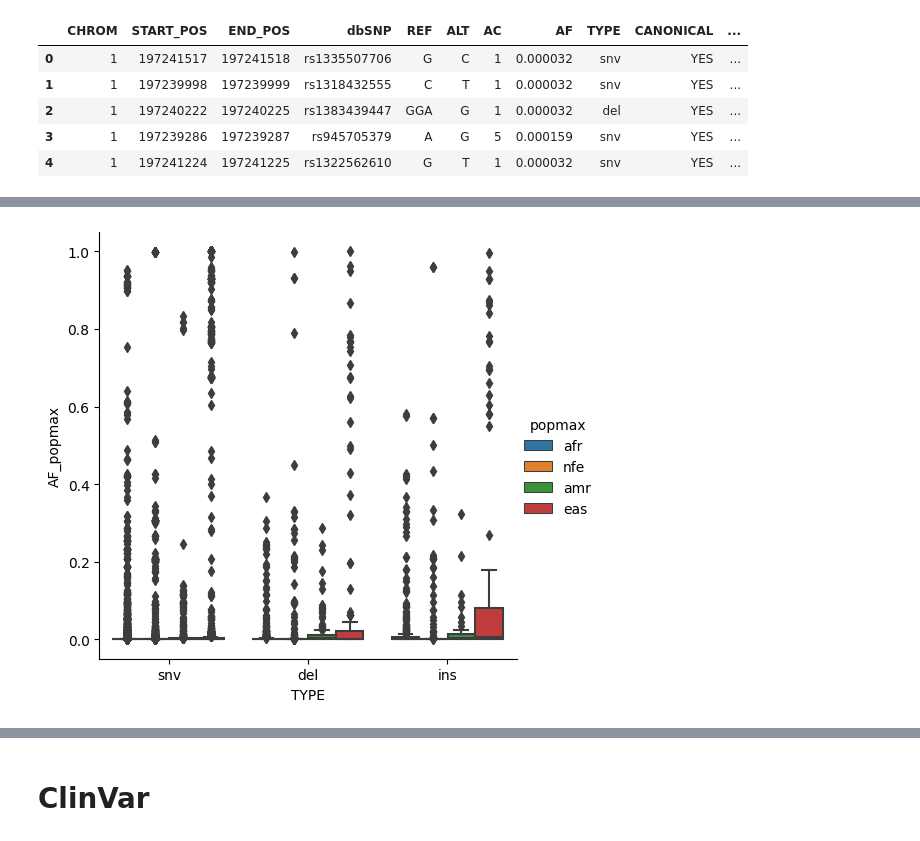
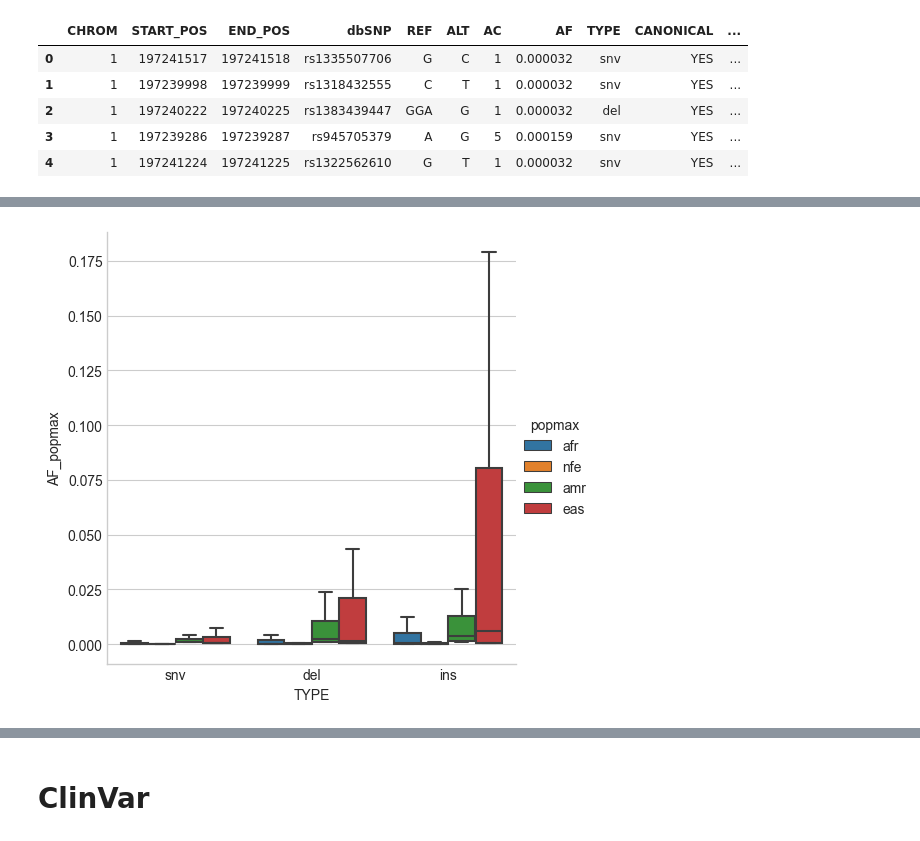
Before and after one commit to crodilla/Data_Analyst, a Jupyter notebook: gnomad_eda/src/gnomad.ipynb, the cells around one changed output, grey strips where cells are left out. Drawn from its saved outputs; the diff is of its cells as text; code cells hidden in the pictures.

```diff
--- a/gnomad_eda/src/gnomad.ipynb
+++ b/gnomad_eda/src/gnomad.ipynb
@@ -72,7 +71,7 @@ plt.show()
 # %%
-sns.catplot(x="TYPE", y="AF_popmax", hue="popmax", kind="box", data=gnomad_crb1);
+sns.catplot(x="TYPE", y="AF_popmax", hue="popmax", kind="box", data=gnomad_crb1, showfliers=False);
 # %% [output]
-[figure, old version]
+[figure, new version]
 # %%
 sns.heatmap(gnomad_crb1.corr(numeric_only=True), annot=True);
 #sns.pairplot(gnomad_crb1)
```
Also changed, not shown: parts of 24 cells of this notebook, 3 other files.
